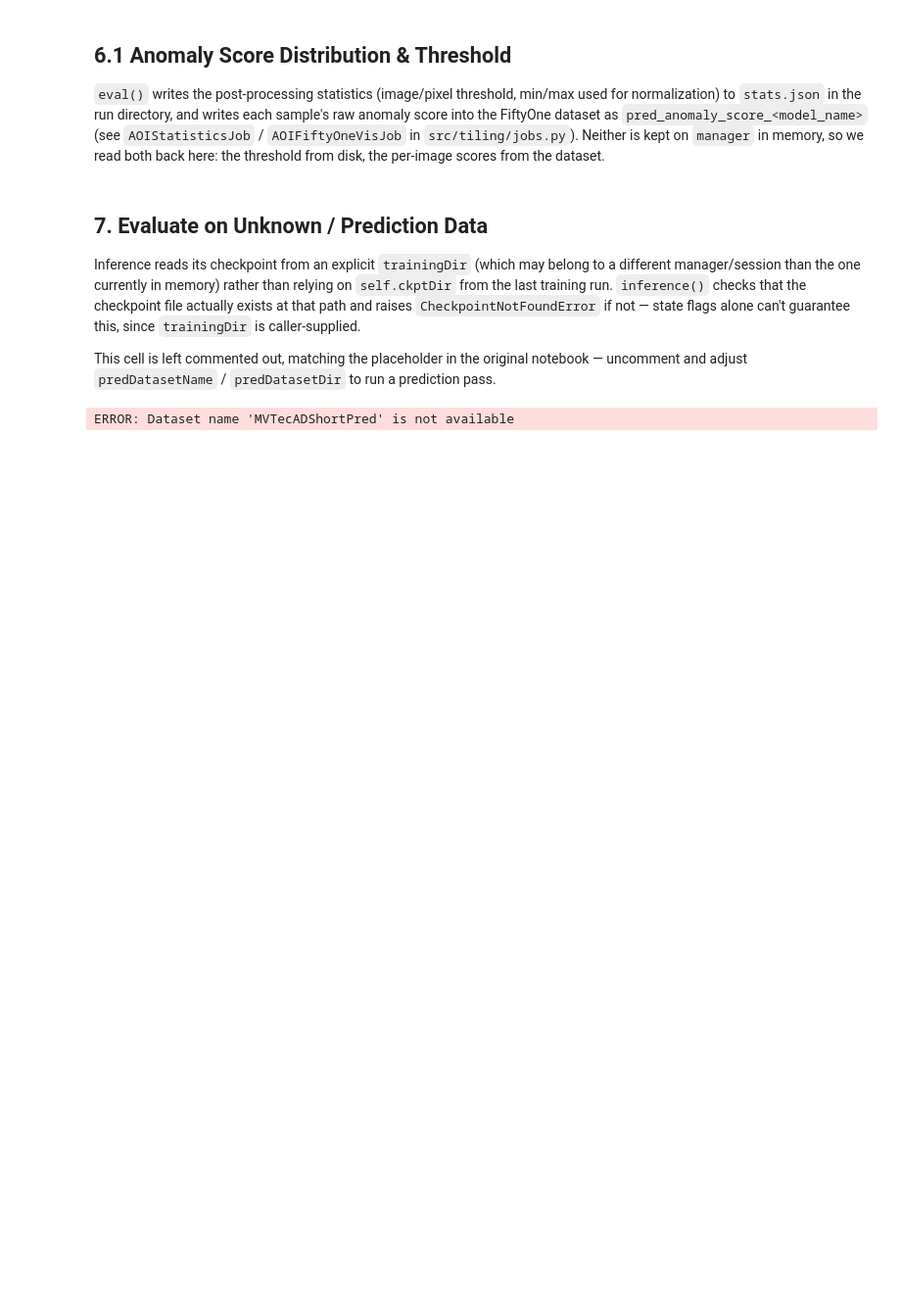
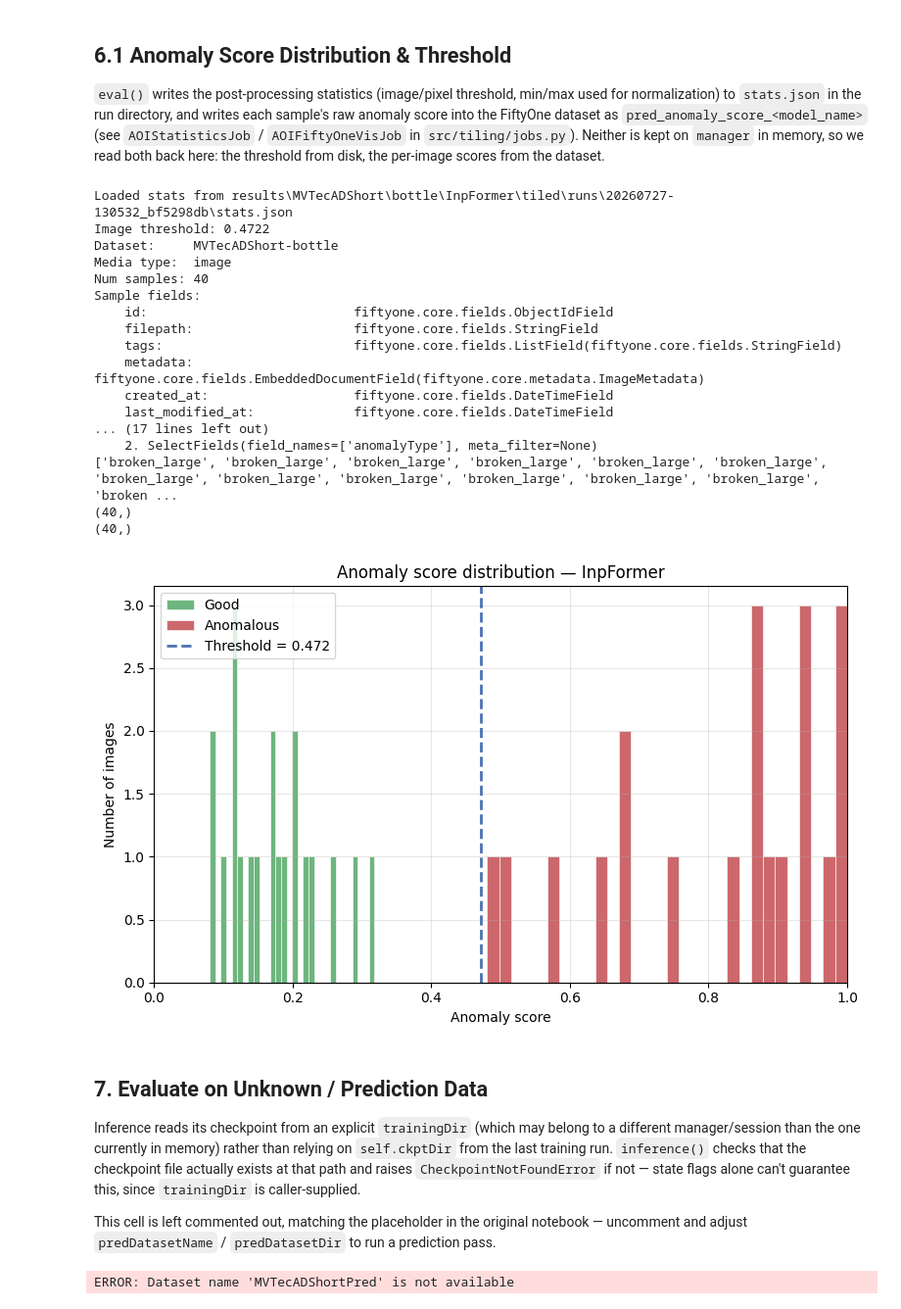
Before and after one commit to DanielBanana/IAD, a Jupyter notebook: Training.ipynb, the cells around one changed output. Shown at 98% size. Drawn from its saved outputs; the diff is of its cells as text; code cells hidden in the pictures; blank space fills up the shorter version.

```diff
--- a/Training.ipynb
+++ b/Training.ipynb
@@ -263,25 +368,22 @@ else:
 only set once `train()` confirms a checkpoint landed on disk — not just that the call
 returned. Check readiness first, same pattern as training.
 # %%
-# ckptDir = Path("results/MVTecADShort/cable/Padim/tiled/checkpoints")
-# ckptDir = manager.ckptDir
-# if ckptDir is None:
-#     raise ValueError
-print(manager.modelTrainingDir)
+# print(manager.outputDir)
+from src.run_paths import resolve_checkpoint_paths
+from src.setup import TestSplitMode, ValSplitMode
+manager.ckptDir = resolve_checkpoint_paths(manager.outputDir)
 print(manager.ckptDir)
 
 if manager.modelTrainingDir is None and manager.ckptDir is not None:
     manager.modelTrainingDir = manager.ckptDir.parent
 missing = manager.get_missing_requirements("eval")
 print(missing)
-# manager.loadCheckpoint(ckptDir, product.tilingPipelineConfig)
 
-# if missing:
-#     print("Not ready to evaluate yet. Missing:")
-#     for item in missing:
-#         print(f"  - {item}")
+datamoduleConfig = product.datamoduleConfig
+datamoduleConfig.test_split_mode = TestSplitMode.FROM_DIR
+datamoduleConfig.test_split_ratio = 1.0            # Ratio of test dataset size to full dataset size
+datamoduleConfig.val_split_mode = ValSplitMode.SAME_AS_TEST
 
-# if ManagerState.CHECKPOINT_AVAILABLE:
 try:
     manager.eval(
         evalConfig=product.trainerConfig,
@@ -289,6 +391,7 @@ try:
         datamoduleConfig=product.datamoduleConfig,
         datasetSession=datasetSession,
         tilingPipelineConfig=product.tilingPipelineConfig,
+        modelTrainingDir=manager.ckptDir.parent if manager.ckptDir is not None else None
     )
     print("Evaluation complete.")
 except ManagerStateError as e:
@@ -319,36 +475,71 @@ statsCandidates = [runDir / "stats.json", runDir / "checkpoints" / "stats.json"]
 statsPath = next((p for p in statsCandidates if p.exists()), None)
 
 if statsPath is None:
     print(f"No stats.json found under {runDir}. Checked: {[str(p) for p in statsCandidates]}")
     print("Run eval() first.")
 else:
     with statsPath.open() as f:
         stats = json.load(f)
     imageThreshold = stats["image_threshold"]
     print(f"Loaded stats from {statsPath}")
     print(f"Image threshold: {imageThreshold:.4f}")
 
     predictedView = datasetSession.FO_Dataset.match_tags("predicted")
-    scores = [s[scoreField] for s in predictedView.select_fields(scoreField) if s[scoreField] is not None]
+    # scored = predictedView.match
+    # print(scored)
+    scored = predictedView.select_fields(scoreField)
+    print(scored)
+    labeld = predictedView.select_fields("anomalyType")
+    print(labeld)
+    # # print(predictedView)
+    scores = [s[scoreField] for s in scored if s[scoreField] is not None]
+    gtLabel = [s["anomalyType"].label for s in labeld if s["anomalyType"] is not None]
+    # gtLabel = [s["label_index"] for s in scored.match_labels("label_index") if s["label_index"] is not None]
+    print(gtLabel)
 
     if not scores:
         print(f"No samples with field '{scoreField}' found - run eval() to populate anomaly scores.")
     else:
         scores = np.array(scores)
+        gtLabel  = np.array(gtLabel)
+        print(scores.shape)
+        print(gtLabel.shape)
+        scores_0 = scores[gtLabel == "good"]
+        scores_1 = scores[gtLabel != "good"]
         fig, ax = plt.subplots(figsize=(8, 5))
-        ax.hist(scores, bins=30, color="#4C72B0", alpha=0.85, edgecolor="white", linewidth=0.5)
+        ax.hist(scores_0, bins=30, color="#55A868", alpha=0.85, edgecolor="white", linewidth=0.5, label="Good")
+        ax.hist(scores_1, bins=30, color="#C44E52", alpha=0.85, edgecolor="white", linewidth=0.5, label="Anomalous")
         ax.axvline(
-            imageThreshold, color="#C44E52", linewidth=2, linestyle="--",
+            imageThreshold, color="#4C72B0", linewidth=2, linestyle="--",
             label=f"Threshold = {imageThreshold:.3f}",
         )
         ax.set_xlabel("Anomaly score")
         ax.set_ylabel("Number of images")
         ax.set_title(f"Anomaly score distribution — {modelName}")
         ax.set_xlim(0.0,1.0)
         ax.grid(alpha=0.3)
         ax.legend()
         fig.tight_layout()
         plt.show()
+# %% [output]
+Loaded stats from results\MVTecADShort\bottle\InpFormer\tiled\runs\20260727-130532_bf5298db\stats.json
+Image threshold: 0.4722
+Dataset:     MVTecADShort-bottle
+Media type:  image
+Num samples: 40
+Sample fields:
+    id:                           fiftyone.core.fields.ObjectIdField
+    filepath:                     fiftyone.core.fields.StringField
+    tags:                         fiftyone.core.fields.ListField(fiftyone.core.fields.StringField)
+    metadata:                     fiftyone.core.fields.EmbeddedDocumentField(fiftyone.core.metadata.ImageMetadata)
+    created_at:                   fiftyone.core.fields.DateTimeField
+    last_modified_at:             fiftyone.core.fields.DateTimeField
+... (17 lines left out)
+    2. SelectFields(field_names=['anomalyType'], meta_filter=None)
+['broken_large', 'broken_large', 'broken_large', 'broken_large', 'broken_large', 'broken_large', 'broken_large', 'broken_large', 'broken_large', 'broken_large', 'broken_large', 'broken_large', 'broken ...
+(40,)
+(40,)
+[figure, added]
 # %% [markdown]
 ## 7. Evaluate on Unknown / Prediction Data
 
```
Also changed, not shown: parts of 11 cells of this notebook, 5 other files.
